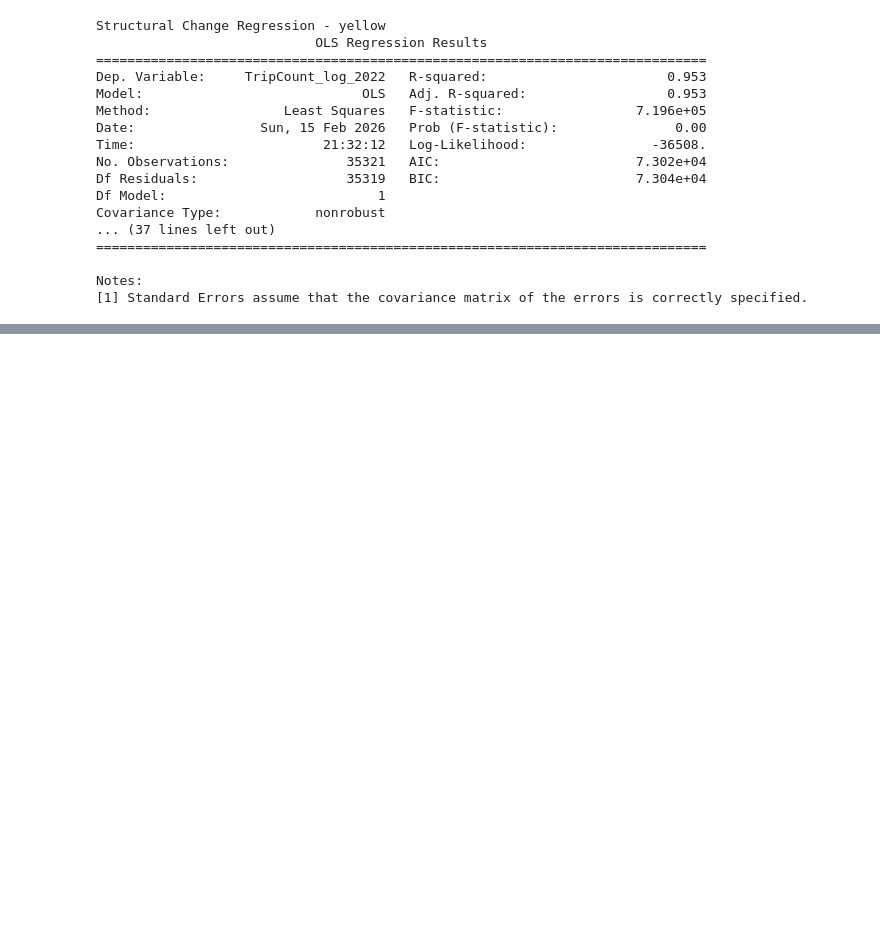
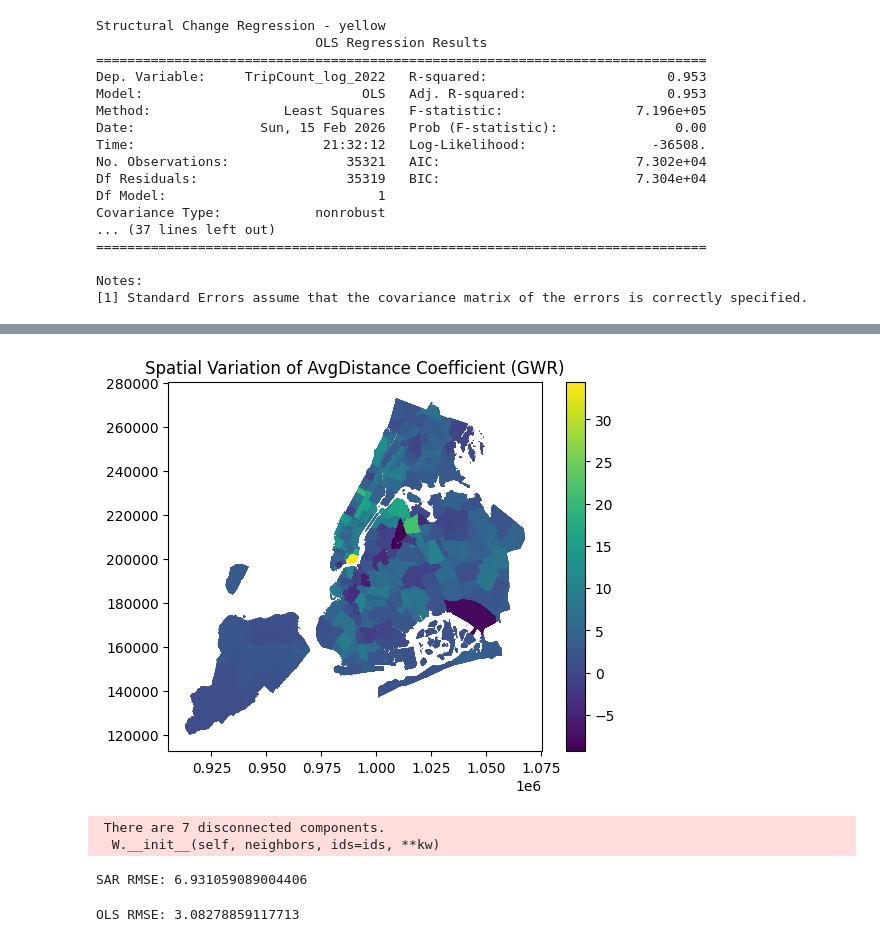
Before and after one commit to Divyareddy8/STDA-NYC-Taxi-Analysis, a Jupyter notebook: Task2_3.ipynb, the cells around one changed output, grey strips where cells are left out. Saved outputs shown, nothing was run; the diff lists cells and outputs as text; code cells hidden in the pictures; blank space fills up the shorter version.

```diff
--- a/Task2_3.ipynb
+++ b/Task2_3.ipynb
@@ -1019,0 +1052,18 @@ Notes:
+# %%
+#GWR (Spatial Non-Stationarity)
+
+coords = np.column_stack([
+    subset.geometry.centroid.x,
+    subset.geometry.centroid.y
+])
+
+y = subset["TripCount_log"].values.reshape(-1,1)
+X = subset[["AvgDistance","AvgFare"]].values
+
+bw = Sel_BW(coords, y, X).search()
+
+gwr_model = GWR(coords, y, X, bw).fit()
+
+print(gwr_model.summary())
+print("Global R2:", gwr_model.R2)
+print("Mean Local R2:", gwr_model.localR2.mean())
@@ -1019,0 +1088,55 @@ Notes:
+# %%
+#GWR Coefficient Map
+subset["coef_distance"] = gwr_model.params[:,0]
+
+subset.plot(column="coef_distance", legend=True)
+plt.title("Spatial Variation of AvgDistance Coefficient (GWR)")
+plt.show()
+# %% [output]
+[figure, added]
+# %%
+#Train/Test Split + Spatial Weights
+features = ["AvgDistance","AvgFare","AvgPassengers"]
+
+X = subset[features].values
+y = subset["TripCount_log"].values.reshape(-1,1)
+
+X_train, X_test, y_train, y_test, idx_train, idx_test = train_test_split(
+    X, y, subset.index, test_size=0.2, random_state=42
+)
+
+train_df = subset.loc[idx_train]
+
+w = Queen.from_dataframe(train_df)
+w.transform = "r"
+# %% [output]
+ There are 7 disconnected components.
+  W.__init__(self, neighbors, ids=ids, **kw)
+# %%
+# SAR Model
+
+sar = ML_Lag(y_train, X_train, w=w)
+
+beta_sar = sar.betas.flatten()
+
+# Remove rho (last element)
+beta_sar_reg = beta_sar[:-1]
+
+y_pred_sar = X_test @ beta_sar_reg[1:] + beta_sar_reg[0]
+
+rmse_sar = np.sqrt(mean_squared_error(y_test, y_pred_sar))
+
+print("SAR RMSE:", rmse_sar)
+# %% [output]
+SAR RMSE: 6.931059089004406
+# %%
+#OLS Baseline
+ols = OLS(y_train, X_train)
+beta = ols.betas
+
+y_pred_ols = X_test @ beta[1:] + beta[0]
+rmse_ols = np.sqrt(mean_squared_error(y_test, y_pred_ols))
+
+print("OLS RMSE:", rmse_ols)
+# %% [output]
+OLS RMSE: 3.08278859117713
```
Also changed, not shown: parts of 5 cells of this notebook, 18 other files.
